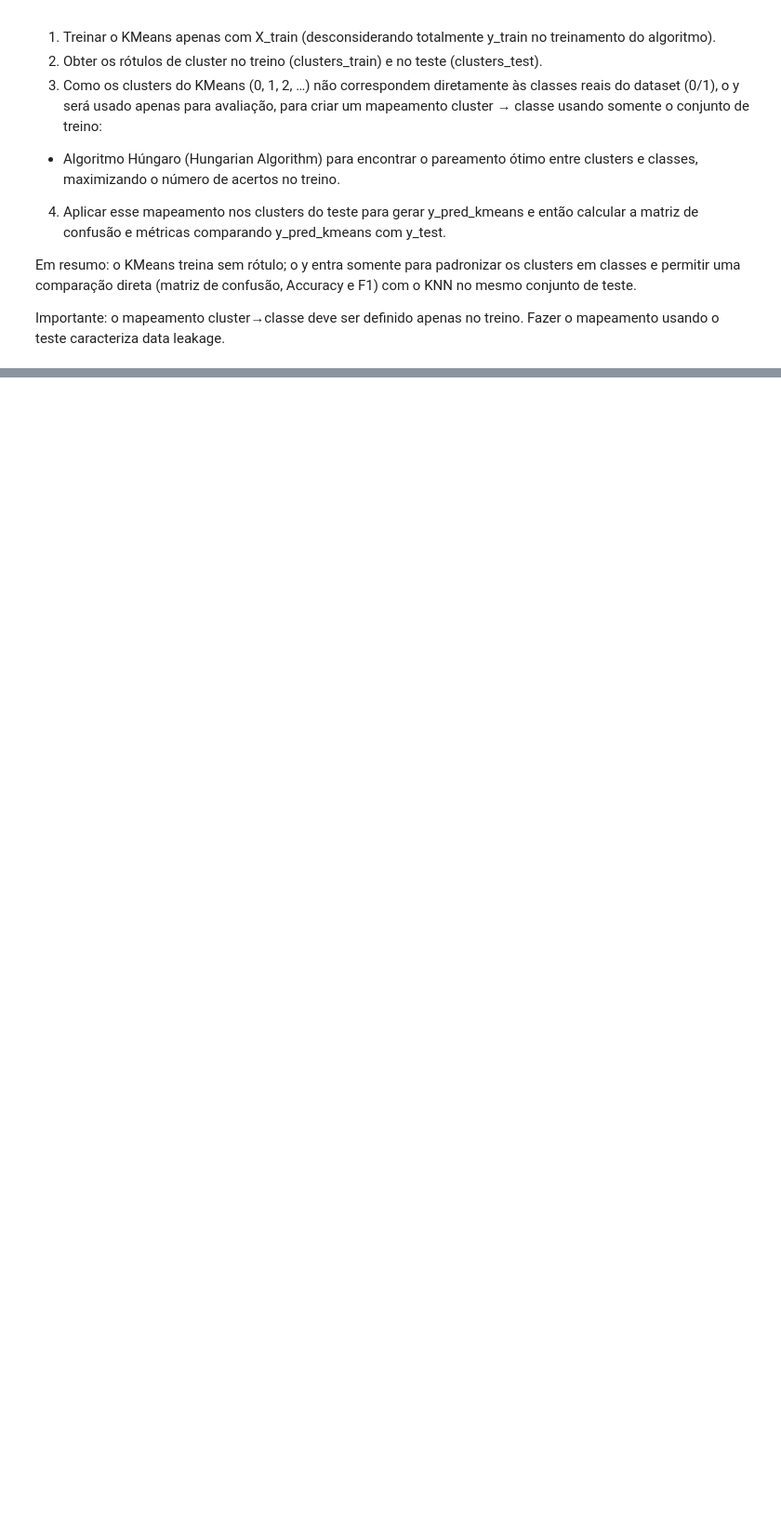
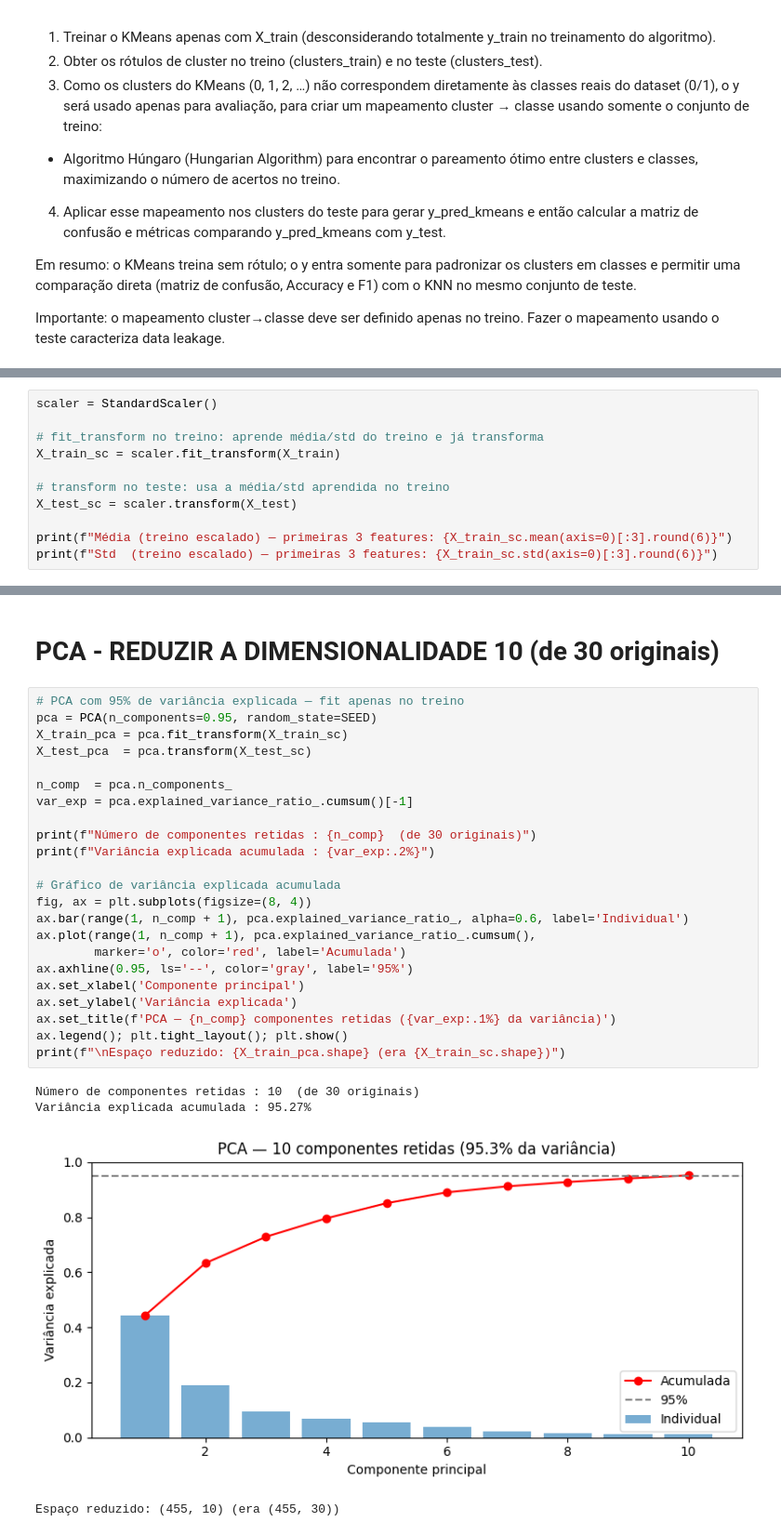
Before and after one commit to isabellamattar/FIAP-Data-Science, a Jupyter notebook: aula_09_kmeans_Exerc.ipynb, the cells around one changed output, grey strips where cells are left out. Shown at 93% size. Drawn from its saved outputs; the diff is of its cells as text; blank space fills up the shorter version.

```diff
--- a/aula_09_kmeans_Exerc.ipynb
+++ b/aula_09_kmeans_Exerc.ipynb
@@ -48,0 +109,11 @@ Importante: o mapeamento cluster→classe deve ser definido apenas no treino. Fa
+# %%
+scaler = StandardScaler()
+
+# fit_transform no treino: aprende média/std do treino e já transforma
+X_train_sc = scaler.fit_transform(X_train)
+
+# transform no teste: usa a média/std aprendida no treino
+X_test_sc = scaler.transform(X_test)
+
+print(f"Média (treino escalado) — primeiras 3 features: {X_train_sc.mean(axis=0)[:3].round(6)}")
+print(f"Std  (treino escalado) — primeiras 3 features: {X_train_sc.std(axis=0)[:3].round(6)}")
@@ -48,0 +123,30 @@ Importante: o mapeamento cluster→classe deve ser definido apenas no treino. Fa
+# %% [markdown]
+# **PCA - REDUZIR A DIMENSIONALIDADE 10  (de 30 originais)**
+# %%
+# PCA com 95% de variância explicada — fit apenas no treino
+pca = PCA(n_components=0.95, random_state=SEED)
+X_train_pca = pca.fit_transform(X_train_sc)
+X_test_pca  = pca.transform(X_test_sc)
+
+n_comp  = pca.n_components_
+var_exp = pca.explained_variance_ratio_.cumsum()[-1]
+
+print(f"Número de componentes retidas : {n_comp}  (de 30 originais)")
+print(f"Variância explicada acumulada : {var_exp:.2%}")
+
+# Gráfico de variância explicada acumulada
+fig, ax = plt.subplots(figsize=(8, 4))
+ax.bar(range(1, n_comp + 1), pca.explained_variance_ratio_, alpha=0.6, label='Individual')
+ax.plot(range(1, n_comp + 1), pca.explained_variance_ratio_.cumsum(),
+        marker='o', color='red', label='Acumulada')
+ax.axhline(0.95, ls='--', color='gray', label='95%')
+ax.set_xlabel('Componente principal')
+ax.set_ylabel('Variância explicada')
+ax.set_title(f'PCA — {n_comp} componentes retidas ({var_exp:.1%} da variância)')
+ax.legend(); plt.tight_layout(); plt.show()
+print(f"\nEspaço reduzido: {X_train_pca.shape} (era {X_train_sc.shape})")
+# %% [output]
+Número de componentes retidas : 10  (de 30 originais)
+Variância explicada acumulada : 95.27%
+[figure, added]
+Espaço reduzido: (455, 10) (era (455, 30))
```
Also changed, not shown: parts of 30 cells of this notebook.
